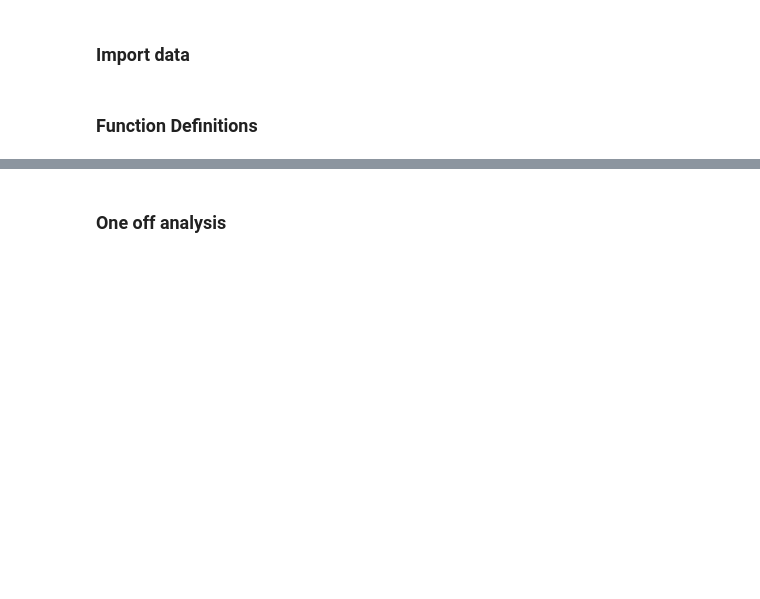
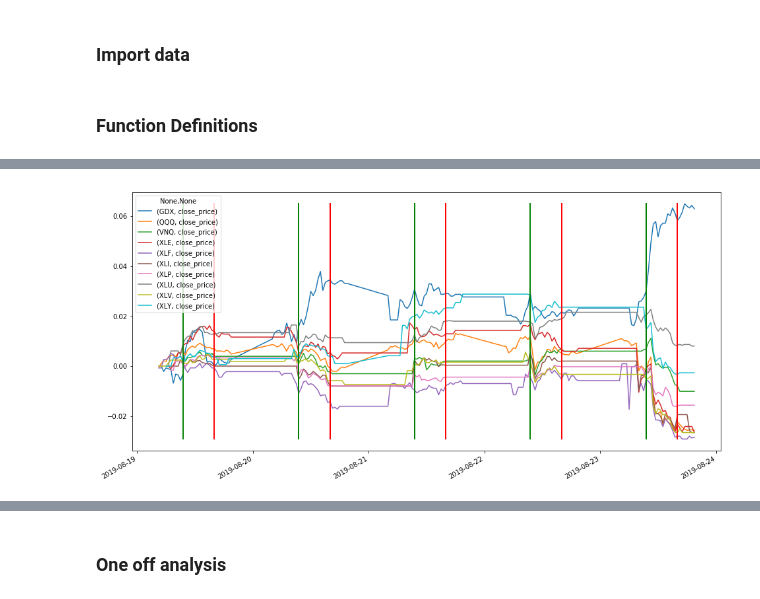
Before and after one commit to brentjm/zipline, a Jupyter notebook: notebooks/Data Analysis.ipynb, the cells around one changed output, grey strips where cells are left out. Drawn from its saved outputs; the diff is of its cells as text; code cells hidden in the pictures; blank space fills up the shorter version.

```diff
--- a/notebooks/Data Analysis.ipynb
+++ b/notebooks/Data Analysis.ipynb
@@ -57,0 +167,21 @@ def scaled_price_change(prices):
+# %%
+close_price = hourly_bars.loc[:, (slice(None), "close_price")].pct_change().cumsum(axis=0)
+
+ymin = close_price.min().min()
+ymax = close_price.max().max()
+x_am = [] ; y_am = []; x_pm = []; y_pm = []
+for t in close_price.index:
+    if t.hour==9 and t.minute==30:
+        x_am.append(t)
+        y_am.append(ymin)
+    elif t.hour==16 and t.minute==0:
+        x_pm.append(t)
+        y_pm.append(ymax)
+
+ax = close_price.plot(figsize=(16,8))
+for t in x_am:
+    ax.plot([x_am, x_am], [ymin, ymax], color="green")
+for t in x_pm:
+    ax.plot([x_pm, x_pm], [ymin, ymax], color="red")
+# %% [output]
+[figure, added]
```
Also changed, not shown: parts of 26 cells of this notebook, 4 other files.
